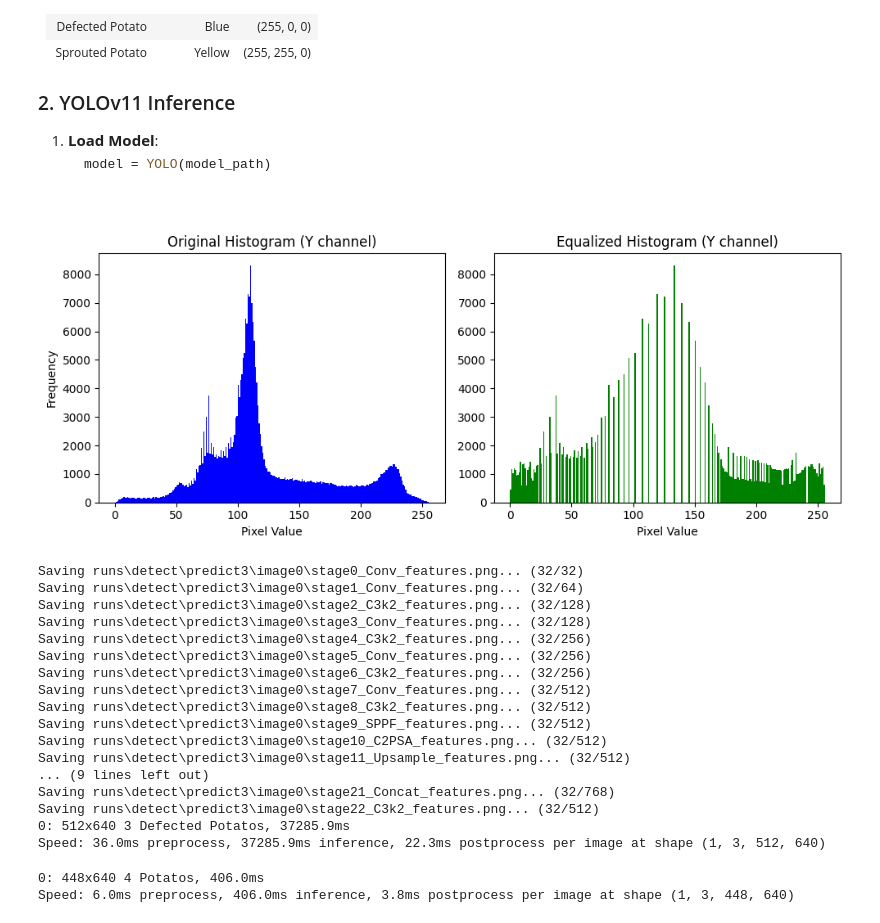
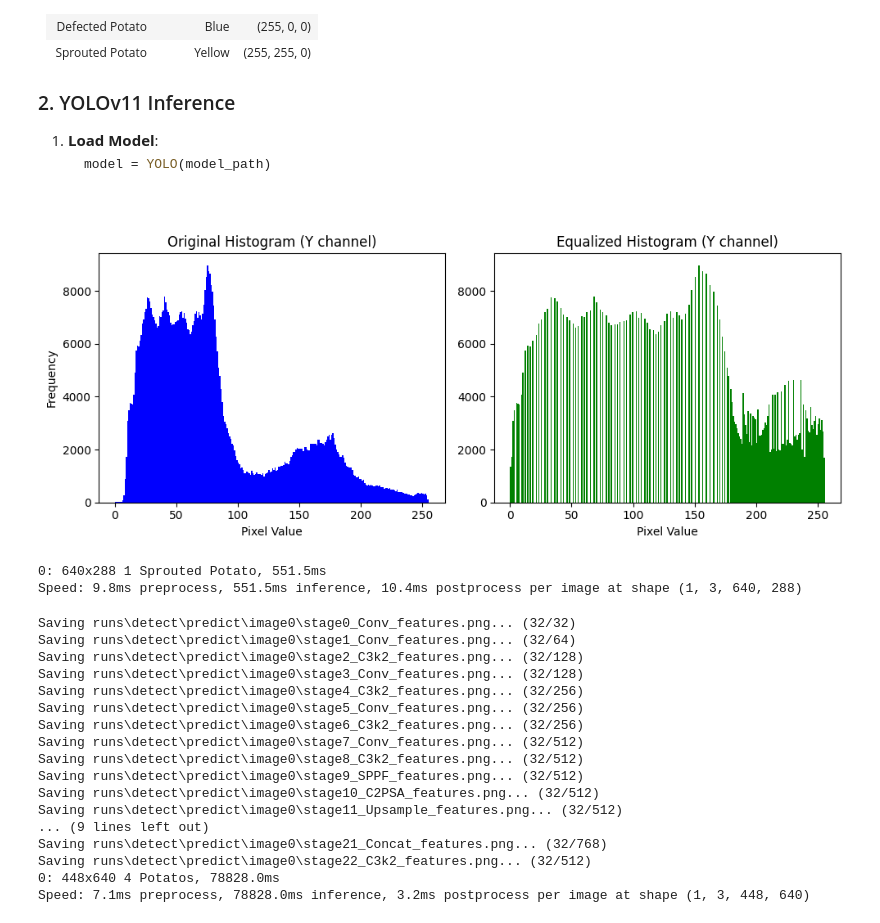
Before and after one commit to tinsaeabreham45/potato_detection, a Jupyter notebook: pDetect/test_model.ipynb, the cells around one changed output. Drawn from its saved outputs; the diff is of its cells as text; code cells hidden in the pictures.

```diff
--- a/pDetect/test_model.ipynb
+++ b/pDetect/test_model.ipynb
@@ -93,52 +93,37 @@ def detect_and_annotate_potato(image_path, model_path="my_model.pt", confidence_
     # Draw bounding boxes and labels
     for r in results:
         for box in r.boxes:
             x1, y1, x2, y2 = map(int, box.xyxy[0])       # Bounding box coordinates
             cls_id = int(box.cls[0])                     # Class ID
             conf = float(box.conf[0])                    # Confidence score
             label_name = model.names[cls_id]             # Class name (e.g., 'Potato')
             label = f"{label_name} ({conf:.2f})"         # Label text
             color = class_colors.get(label_name, (255, 255, 255))  # Color for the class
 
             # Draw bounding box
             cv2.rectangle(equalized_image, (x1, y1), (x2, y2), color, thickness=2)
 
             # Calculate label size and position
             (text_width, text_height), _ = cv2.getTextSize(label, font, font_scale, font_thickness)
             label_rect_top_left = (x1, y1 - text_height - 10)
             label_rect_bottom_right = (x1 + text_width, y1)
 
             # Draw label background and text
             cv2.rectangle(equalized_image, label_rect_top_left, label_rect_bottom_right, color, -1)
             cv2.putText(equalized_image, label, (x1, y1 - 5), font, font_scale, (255, 255, 255), font_thickness)
 
 
     # Resize and show
     resized_image = cv2.resize(equalized_image, dsize=(640, 640), interpolation=cv2.INTER_NEAREST)
     cv2.imshow("Potato Detection on Equalized Image", resized_image)
     cv2.waitKey(0)
     cv2.destroyAllWindows()
 
-detect_and_annotate_potato("images/57.jpg")
+detect_and_annotate_potato("images/photo_2025-04-25_16-52-15.jpg")
 # %% [output]
-[figure, old version]
+[figure, new version]
-Saving runs\detect\predict3\image0\stage0_Conv_features.png... (32/32)
-Saving runs\detect\predict3\image0\stage1_Conv_features.png... (32/64)
-Saving runs\detect\predict3\image0\stage2_C3k2_features.png... (32/128)
-Saving runs\detect\predict3\image0\stage3_Conv_features.png... (32/128)
-Saving runs\detect\predict3\image0\stage4_C3k2_features.png... (32/256)
-Saving runs\detect\predict3\image0\stage5_Conv_features.png... (32/256)
-Saving runs\detect\predict3\image0\stage6_C3k2_features.png... (32/256)
-Saving runs\detect\predict3\image0\stage7_Conv_features.png... (32/512)
-Saving runs\detect\predict3\image0\stage8_C3k2_features.png... (32/512)
-Saving runs\detect\predict3\image0\stage9_SPPF_features.png... (32/512)
-Saving runs\detect\predict3\image0\stage10_C2PSA_features.png... (32/512)
-Saving runs\detect\predict3\image0\stage11_Upsample_features.png... (32/512)
-... (9 lines left out)
-Saving runs\detect\predict3\image0\stage21_Concat_features.png... (32/768)
-Saving runs\detect\predict3\image0\stage22_C3k2_features.png... (32/512)
-0: 512x640 3 Defected Potatos, 37285.9ms
-Speed: 36.0ms preprocess, 37285.9ms inference, 22.3ms postprocess per image at shape (1, 3, 512, 640)
+0: 640x288 1 Sprouted Potato, 551.5ms
+Speed: 9.8ms preprocess, 551.5ms inference, 10.4ms postprocess per image at shape (1, 3, 640, 288)
 # %%
 def detect_and_annotate_potato(image_path, model_path="my_model.pt", confidence_threshold=0.2,):
     # Load the YOLOv11 model
@@ -146,7 +131,7 @@ def detect_and_annotate_potato(image_path, model_path="my_model.pt", confidence_
     # Load and read the image
     image = cv2.imread(image_path)
     # run YOLOv11 model on the image without preprocessing
-    results = model.predict(source=image, conf=confidence_threshold, show=False,  imgsz=640)
+    results = model.predict(source=image, conf=confidence_threshold, visualize=True, show=False,  imgsz=640)
 
     # Define colors for class labels
     class_colors = {
@@ -183,8 +168,23 @@ def detect_and_annotate_potato(image_path, model_path="my_model.pt", confidence_
 
 detect_and_annotate_potato("images/test3.jpg")
 # %% [output]
-0: 448x640 4 Potatos, 406.0ms
-Speed: 6.0ms preprocess, 406.0ms inference, 3.8ms postprocess per image at shape (1, 3, 448, 640)
+Saving runs\detect\predict\image0\stage0_Conv_features.png... (32/32)
+Saving runs\detect\predict\image0\stage1_Conv_features.png... (32/64)
+Saving runs\detect\predict\image0\stage2_C3k2_features.png... (32/128)
+Saving runs\detect\predict\image0\stage3_Conv_features.png... (32/128)
+Saving runs\detect\predict\image0\stage4_C3k2_features.png... (32/256)
+Saving runs\detect\predict\image0\stage5_Conv_features.png... (32/256)
+Saving runs\detect\predict\image0\stage6_C3k2_features.png... (32/256)
+Saving runs\detect\predict\image0\stage7_Conv_features.png... (32/512)
+Saving runs\detect\predict\image0\stage8_C3k2_features.png... (32/512)
+Saving runs\detect\predict\image0\stage9_SPPF_features.png... (32/512)
+Saving runs\detect\predict\image0\stage10_C2PSA_features.png... (32/512)
+Saving runs\detect\predict\image0\stage11_Upsample_features.png... (32/512)
+... (9 lines left out)
+Saving runs\detect\predict\image0\stage21_Concat_features.png... (32/768)
+Saving runs\detect\predict\image0\stage22_C3k2_features.png... (32/512)
+0: 448x640 4 Potatos, 78828.0ms
+Speed: 7.1ms preprocess, 78828.0ms inference, 3.2ms postprocess per image at shape (1, 3, 448, 640)
 # %%
 import cv2
 from ultralytics import YOLO
```
Also changed, not shown: parts of 1 cell of this notebook, 46 other files.
